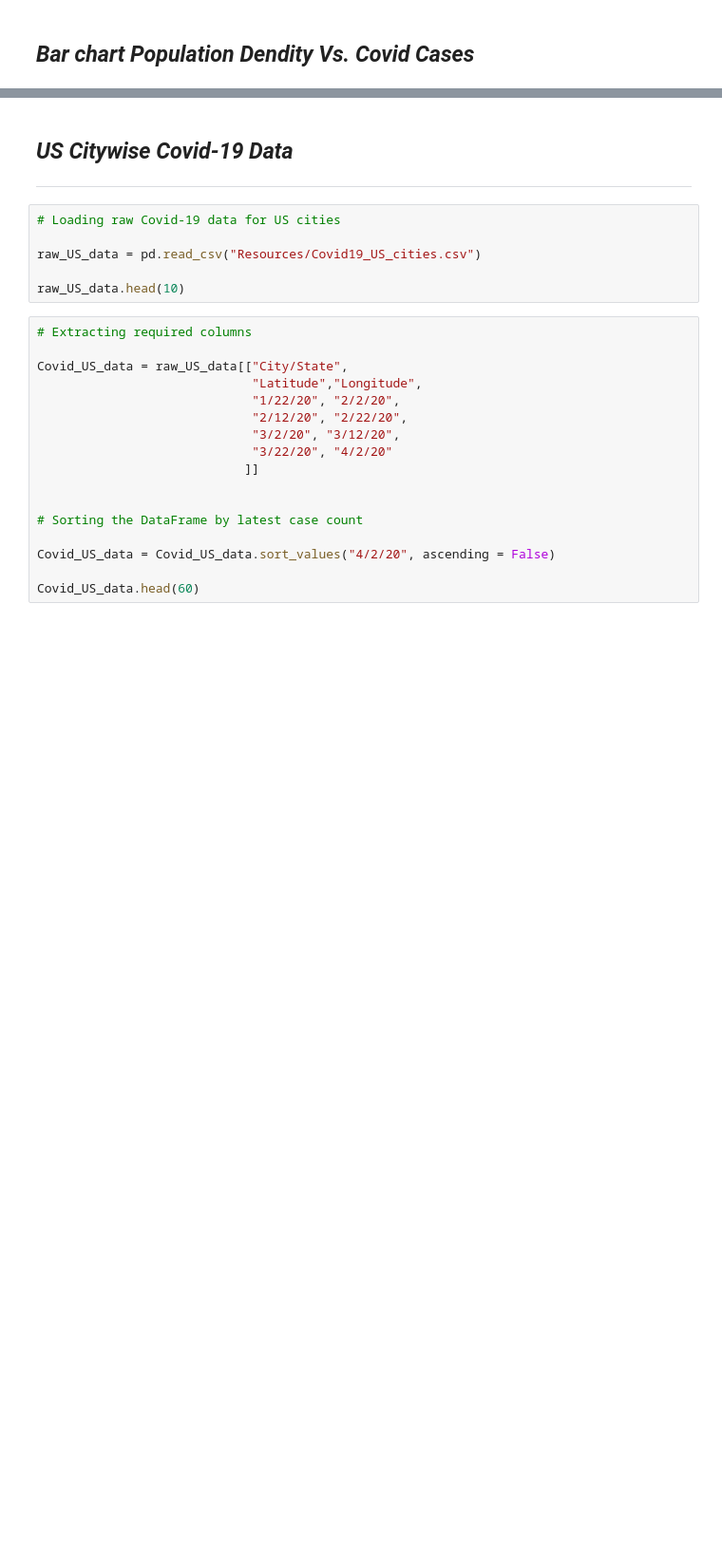
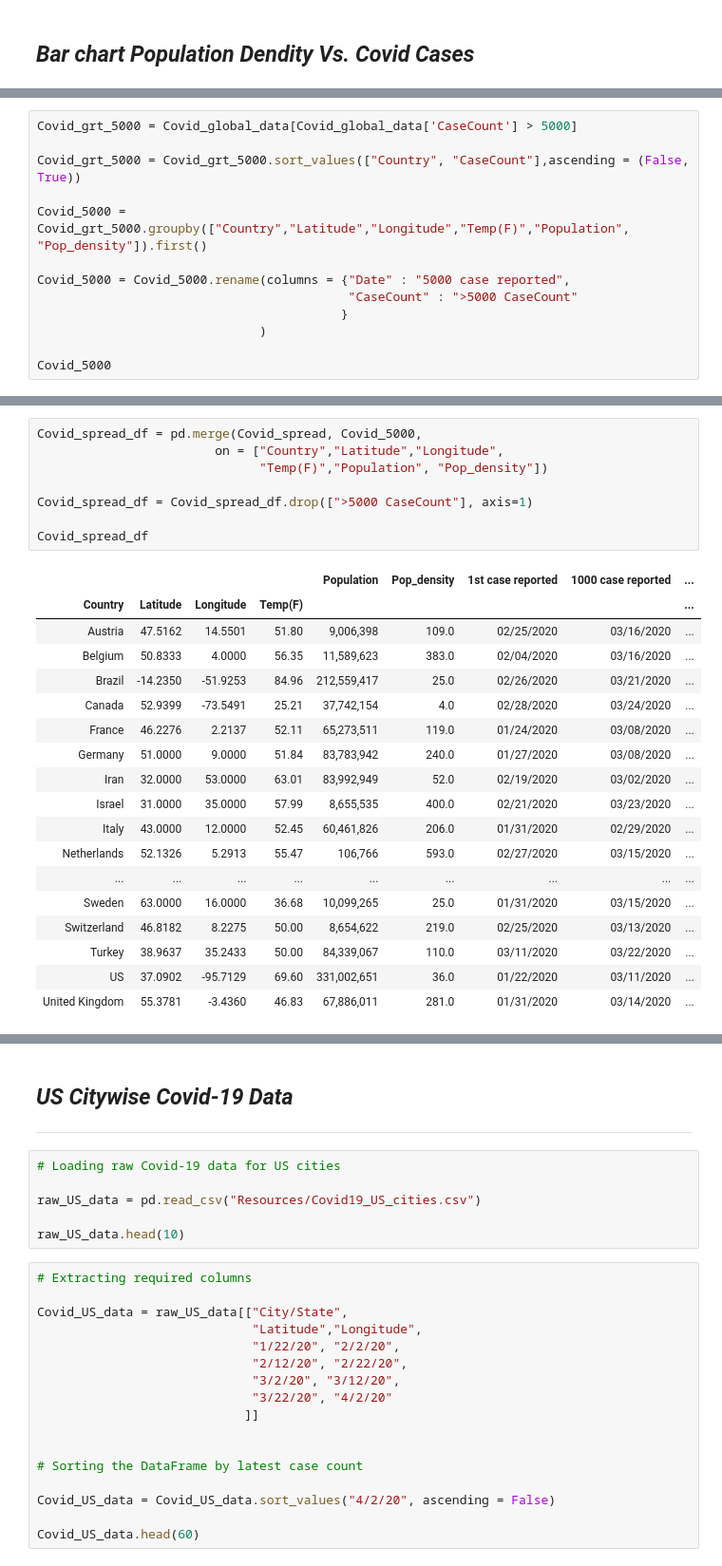
Before and after one commit to Latha-G/Covid-19-Trends, a Jupyter notebook: Covid_Global_Recent.ipynb, the cells around one changed output, grey strips where cells are left out. Shown at 95% size. Cells and saved outputs as stored; diff of their text form; blank space fills up the shorter version.

Commit message:
Swarna added Covid-19-Trends recent3

```diff
--- a/Covid_Global_Recent.ipynb
+++ b/Covid_Global_Recent.ipynb
@@ -544,0 +531,13 @@ Covid_spread
+# %%
+Covid_grt_5000 = Covid_global_data[Covid_global_data['CaseCount'] > 5000]
+
+Covid_grt_5000 = Covid_grt_5000.sort_values(["Country", "CaseCount"],ascending = (False, True))
+
+Covid_5000 = Covid_grt_5000.groupby(["Country","Latitude","Longitude","Temp(F)","Population", "Pop_density"]).first()
+
+Covid_5000 = Covid_5000.rename(columns = {"Date" : "5000 case reported",
+                                          "CaseCount" : ">5000 CaseCount"
+                                         }
+                              )
+
+Covid_5000
@@ -545,3 +563,30 @@ Covid_spread
+# %%
+Covid_spread_df = pd.merge(Covid_spread, Covid_5000,
+                        on = ["Country","Latitude","Longitude",
+                              "Temp(F)","Population", "Pop_density"])
+
+Covid_spread_df = Covid_spread_df.drop([">5000 CaseCount"], axis=1)
+
+Covid_spread_df
+# %% [output]
+|  |  |  |  | Population | Pop_density | 1st case reported | 1000 case reported | ... |
+| Country | Latitude | Longitude | Temp(F) |  |  |  |  | ... |
+| Austria | 47.5162 | 14.5501 | 51.80 | 9,006,398 | 109.0 | 02/25/2020 | 03/16/2020 | ... |
+| Belgium | 50.8333 | 4.0000 | 56.35 | 11,589,623 | 383.0 | 02/04/2020 | 03/16/2020 | ... |
+| Brazil | -14.2350 | -51.9253 | 84.96 | 212,559,417 | 25.0 | 02/26/2020 | 03/21/2020 | ... |
+| Canada | 52.9399 | -73.5491 | 25.21 | 37,742,154 | 4.0 | 02/28/2020 | 03/24/2020 | ... |
+| France | 46.2276 | 2.2137 | 52.11 | 65,273,511 | 119.0 | 01/24/2020 | 03/08/2020 | ... |
+| Germany | 51.0000 | 9.0000 | 51.84 | 83,783,942 | 240.0 | 01/27/2020 | 03/08/2020 | ... |
+| Iran | 32.0000 | 53.0000 | 63.01 | 83,992,949 | 52.0 | 02/19/2020 | 03/02/2020 | ... |
+| Israel | 31.0000 | 35.0000 | 57.99 | 8,655,535 | 400.0 | 02/21/2020 | 03/23/2020 | ... |
+| Italy | 43.0000 | 12.0000 | 52.45 | 60,461,826 | 206.0 | 01/31/2020 | 02/29/2020 | ... |
+| Netherlands | 52.1326 | 5.2913 | 55.47 | 106,766 | 593.0 | 02/27/2020 | 03/15/2020 | ... |
+| ... | ... | ... | ... | ... | ... | ... | ... | ... |
+| Sweden | 63.0000 | 16.0000 | 36.68 | 10,099,265 | 25.0 | 01/31/2020 | 03/15/2020 | ... |
+| Switzerland | 46.8182 | 8.2275 | 50.00 | 8,654,622 | 219.0 | 02/25/2020 | 03/13/2020 | ... |
+| Turkey | 38.9637 | 35.2433 | 50.00 | 84,339,067 | 110.0 | 03/11/2020 | 03/22/2020 | ... |
+| US | 37.0902 | -95.7129 | 69.60 | 331,002,651 | 36.0 | 01/22/2020 | 03/11/2020 | ... |
+| United Kingdom | 55.3781 | -3.4360 | 46.83 | 67,886,011 | 281.0 | 01/31/2020 | 03/14/2020 | ... |
 # %%
 from datetime import datetime
 
```
Also changed, not shown: parts of 12 cells of this notebook.
